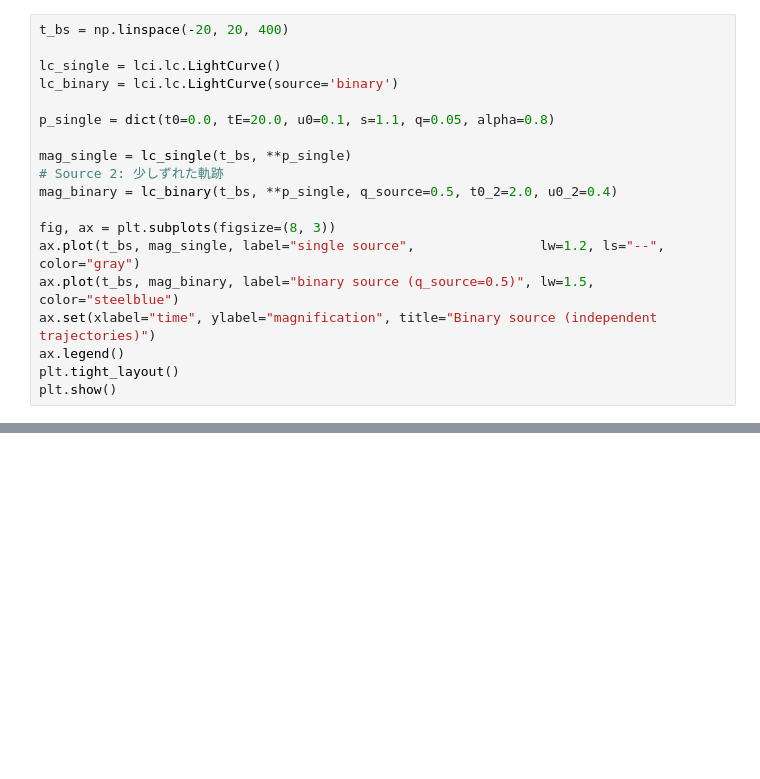
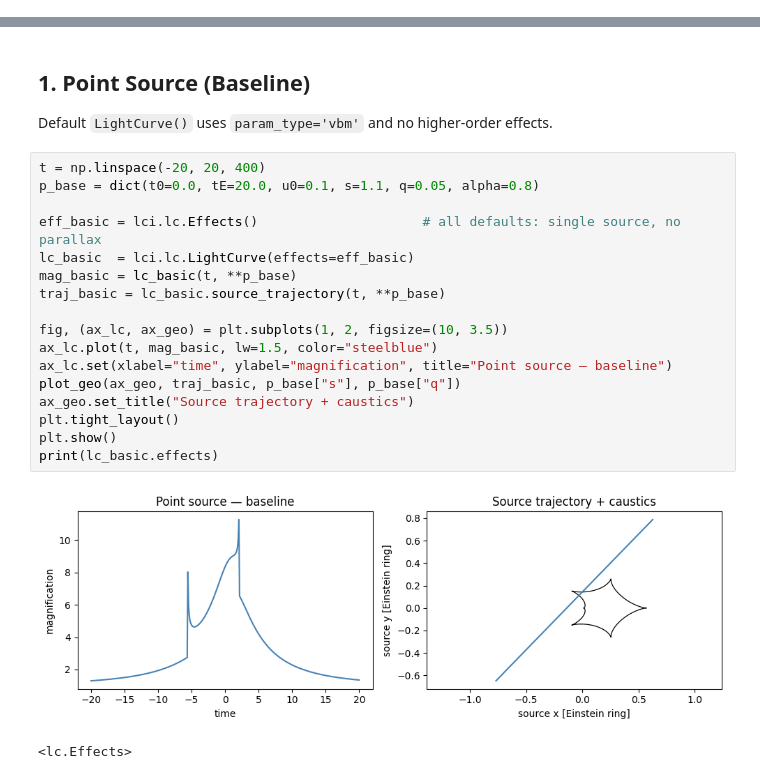
Before and after one commit to NunotaKansuke/lcbinint, a Jupyter notebook: example/light-curve/light_curve_modes.ipynb, the cells around one changed output, grey strips where cells are left out. Saved outputs shown, nothing was run; the diff lists cells and outputs as text; blank space fills up the shorter version.

```diff
--- a/example/light-curve/light_curve_modes.ipynb
+++ b/example/light-curve/light_curve_modes.ipynb
@@ -244,19 +0,0 @@ $$A_{\rm eff} = \frac{A_1 + q_{\rm source} A_2}{1 + q_{\rm source}}$$
-# %%
-t_bs = np.linspace(-20, 20, 400)
-
-lc_single = lci.lc.LightCurve()
-lc_binary = lci.lc.LightCurve(source='binary')
-
-p_single = dict(t0=0.0, tE=20.0, u0=0.1, s=1.1, q=0.05, alpha=0.8)
-
-mag_single = lc_single(t_bs, **p_single)
-# Source 2: 少しずれた軌跡
-mag_binary = lc_binary(t_bs, **p_single, q_source=0.5, t0_2=2.0, u0_2=0.4)
-
-fig, ax = plt.subplots(figsize=(8, 3))
-ax.plot(t_bs, mag_single, label="single source",                lw=1.2, ls="--", color="gray")
-ax.plot(t_bs, mag_binary, label="binary source (q_source=0.5)", lw=1.5, color="steelblue")
-ax.set(xlabel="time", ylabel="magnification", title="Binary source (independent trajectories)")
-ax.legend()
-plt.tight_layout()
-plt.show()
@@ -330,0 +86,24 @@ lci.lc.LightCurve(
+# %% [markdown]
+## 1. Point Source (Baseline)
+
+Default `LightCurve()` uses `param_type='vbm'` and no higher-order effects.
+# %%
+t = np.linspace(-20, 20, 400)
+p_base = dict(t0=0.0, tE=20.0, u0=0.1, s=1.1, q=0.05, alpha=0.8)
+
+eff_basic = lci.lc.Effects()                     # all defaults: single source, no parallax
+lc_basic  = lci.lc.LightCurve(effects=eff_basic)
+mag_basic = lc_basic(t, **p_base)
+traj_basic = lc_basic.source_trajectory(t, **p_base)
+
+fig, (ax_lc, ax_geo) = plt.subplots(1, 2, figsize=(10, 3.5))
+ax_lc.plot(t, mag_basic, lw=1.5, color="steelblue")
+ax_lc.set(xlabel="time", ylabel="magnification", title="Point source — baseline")
+plot_geo(ax_geo, traj_basic, p_base["s"], p_base["q"])
+ax_geo.set_title("Source trajectory + caustics")
+plt.tight_layout()
+plt.show()
+print(lc_basic.effects)
+# %% [output]
+[figure, added]
+<lc.Effects>
```
Also changed, not shown: parts of 37 cells of this notebook, 1 other file.
